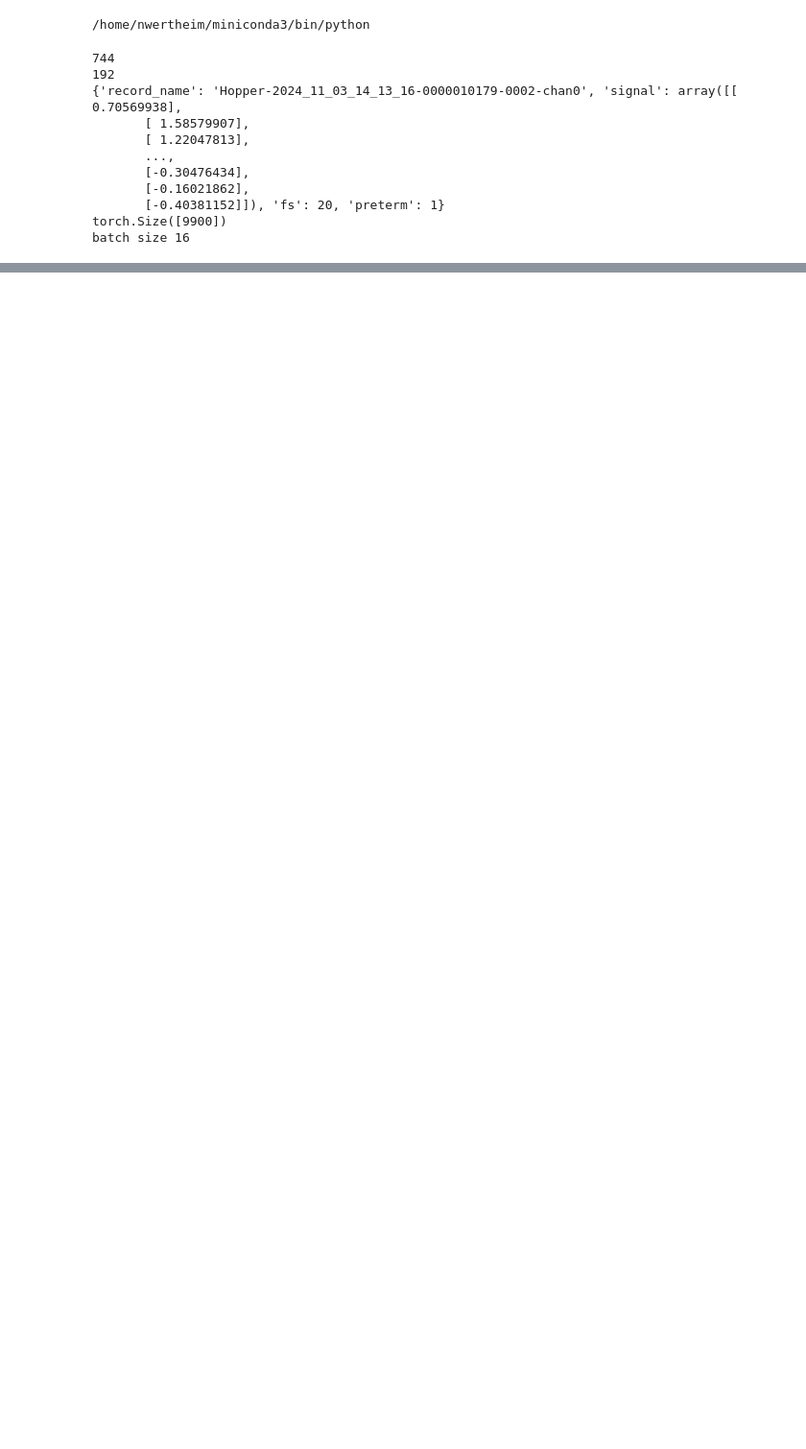
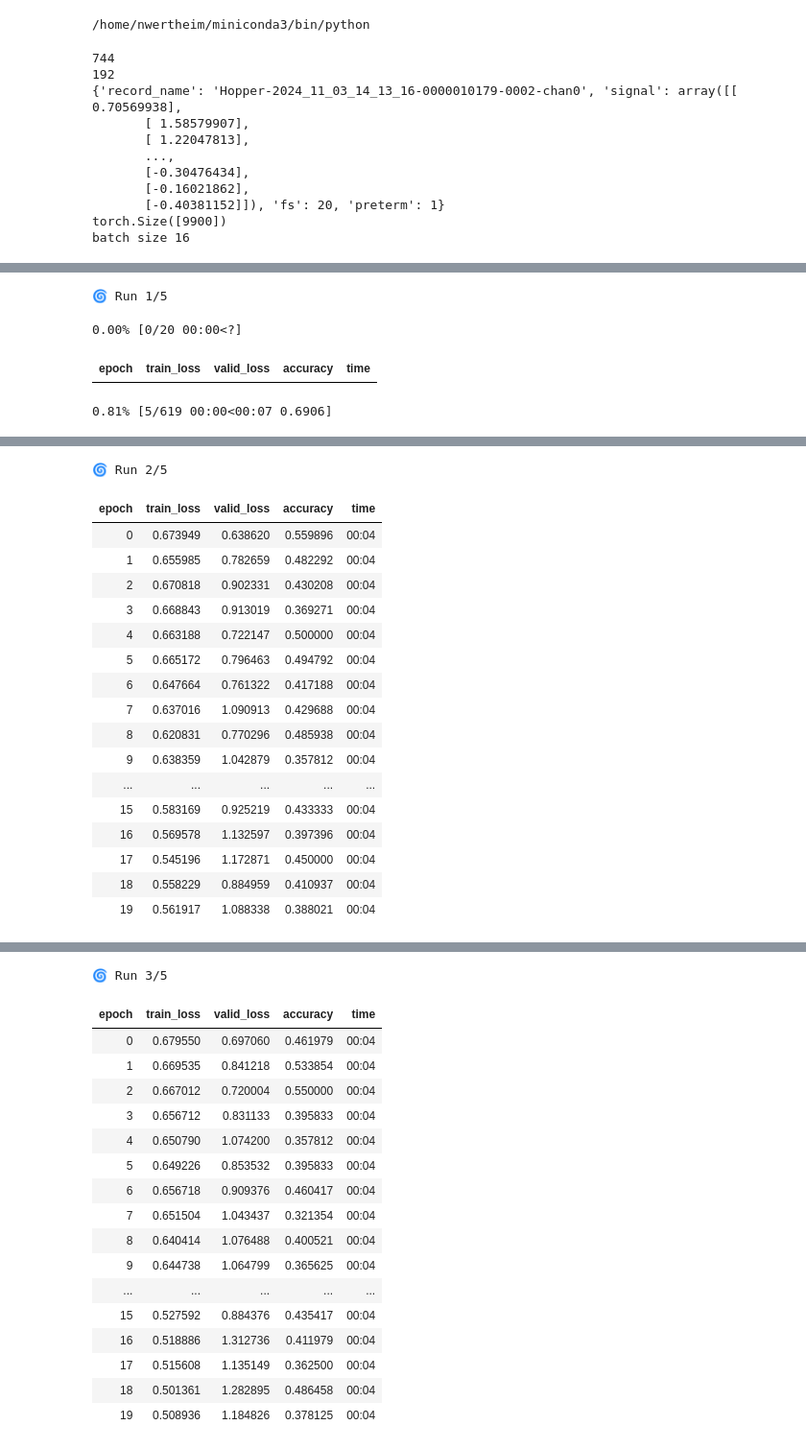
Before and after one commit to noorwertheim/Master-Thesis, a Jupyter notebook: notebooks/FCMAE_resnet_multiple_init.ipynb, the cells around one changed output, grey strips where cells are left out. Shown at 96% size. Drawn from its saved outputs; the diff is of its cells as text; code cells hidden in the pictures; blank space fills up the shorter version.

```diff
--- a/notebooks/FCMAE_resnet_multiple_init.ipynb
+++ b/notebooks/FCMAE_resnet_multiple_init.ipynb
@@ -145,7 +168,7 @@ class FCMAEClassifier(nn.Module):
     def __init__(self, encoder):
         super().__init__()
         self.encoder = encoder
-        self.classifier = ResNet(2048, 2)  # 2048 channels from encoder, 2 output classes
+        self.classifier = ResNet(input_dimension, 2)
 
     def forward(self, x):
         with torch.no_grad():  # freeze encoder
@@ -187,7 +210,7 @@ for run in range(num_runs):
 
     model = FCMAEClassifier(encoder).to(device)
 
-    learn = Learner(dls, model, loss_func=loss_func, metrics=accuracy, opt_func=SGD)
+    learn = Learner(dls, model, loss_func=loss_func, metrics=accuracy)
     learn.model.to(device)
 
     learn.fit_one_cycle(num_epochs, learning_rate)
@@ -254,7 +277,7 @@ for run_idx, (labels, probs) in enumerate(zip(all_pred_labels, all_pred_probs),
     final_df[f'pred_label{run_idx}'] = labels
     final_df[f'pred_prob{run_idx}'] = probs
 
-final_df.to_csv("results_FCMAE_resnet_SGD.csv", index=False)
+final_df.to_csv("results_FCMAE_resnet_ADAM.csv", index=False)
 
 # ----------------------------- Plot Loss Curves -----------------------------
 epochs = np.arange(1, num_epochs + 1)
@@ -297,3 +320,8 @@ plt.title('Best Performing Model Confusion Matrix')
 plt.xlabel('Predicted Label')
 plt.ylabel('True Label')
 plt.show()
+# %% [output]
+🌀 Run 1/5
+0.00% [0/20 00:00<?]
+| epoch | train_loss | valid_loss | accuracy | time |
+0.81% [5/619 00:00<00:07 0.6906]
@@ -299,0 +329,18 @@ plt.show()
+🌀 Run 2/5
+| epoch | train_loss | valid_loss | accuracy | time |
+| 0 | 0.673949 | 0.638620 | 0.559896 | 00:04 |
+| 1 | 0.655985 | 0.782659 | 0.482292 | 00:04 |
+| 2 | 0.670818 | 0.902331 | 0.430208 | 00:04 |
+| 3 | 0.668843 | 0.913019 | 0.369271 | 00:04 |
+| 4 | 0.663188 | 0.722147 | 0.500000 | 00:04 |
+| 5 | 0.665172 | 0.796463 | 0.494792 | 00:04 |
+| 6 | 0.647664 | 0.761322 | 0.417188 | 00:04 |
+| 7 | 0.637016 | 1.090913 | 0.429688 | 00:04 |
+| 8 | 0.620831 | 0.770296 | 0.485938 | 00:04 |
+| 9 | 0.638359 | 1.042879 | 0.357812 | 00:04 |
+| ... | ... | ... | ... | ... |
+| 15 | 0.583169 | 0.925219 | 0.433333 | 00:04 |
+| 16 | 0.569578 | 1.132597 | 0.397396 | 00:04 |
+| 17 | 0.545196 | 1.172871 | 0.450000 | 00:04 |
+| 18 | 0.558229 | 0.884959 | 0.410937 | 00:04 |
+| 19 | 0.561917 | 1.088338 | 0.388021 | 00:04 |
@@ -299,0 +348,18 @@ plt.show()
+🌀 Run 3/5
+| epoch | train_loss | valid_loss | accuracy | time |
+| 0 | 0.679550 | 0.697060 | 0.461979 | 00:04 |
+| 1 | 0.669535 | 0.841218 | 0.533854 | 00:04 |
+| 2 | 0.667012 | 0.720004 | 0.550000 | 00:04 |
+| 3 | 0.656712 | 0.831133 | 0.395833 | 00:04 |
+| 4 | 0.650790 | 1.074200 | 0.357812 | 00:04 |
+| 5 | 0.649226 | 0.853532 | 0.395833 | 00:04 |
+| 6 | 0.656718 | 0.909376 | 0.460417 | 00:04 |
+| 7 | 0.651504 | 1.043437 | 0.321354 | 00:04 |
+| 8 | 0.640414 | 1.076488 | 0.400521 | 00:04 |
+| 9 | 0.644738 | 1.064799 | 0.365625 | 00:04 |
+| ... | ... | ... | ... | ... |
+| 15 | 0.527592 | 0.884376 | 0.435417 | 00:04 |
+| 16 | 0.518886 | 1.312736 | 0.411979 | 00:04 |
+| 17 | 0.515608 | 1.135149 | 0.362500 | 00:04 |
+| 18 | 0.501361 | 1.282895 | 0.486458 | 00:04 |
+| 19 | 0.508936 | 1.184826 | 0.378125 | 00:04 |
```
Also changed, not shown: parts of 5 cells of this notebook, 1 other file.
